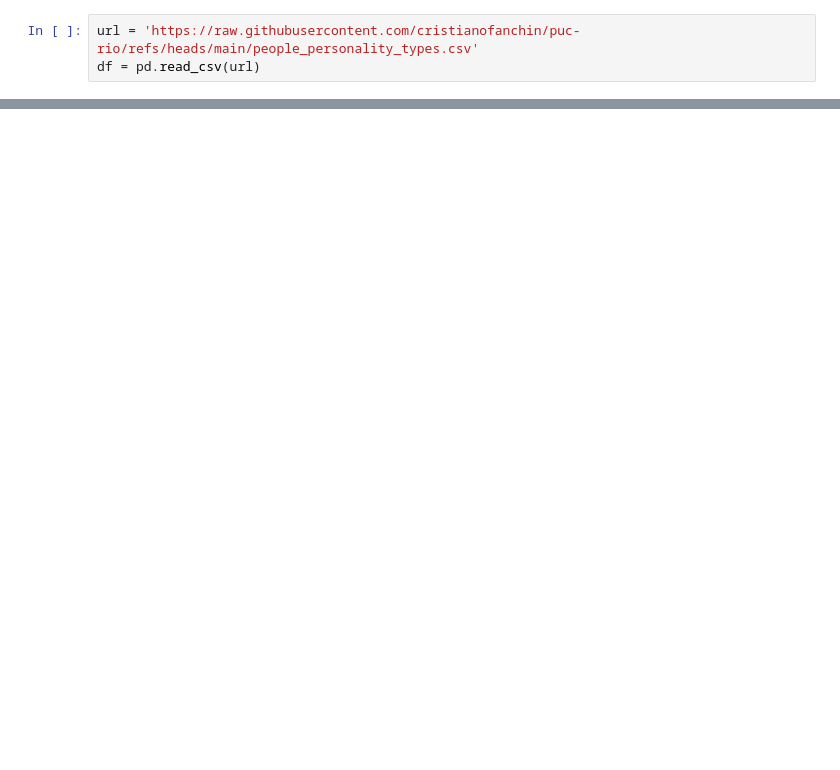
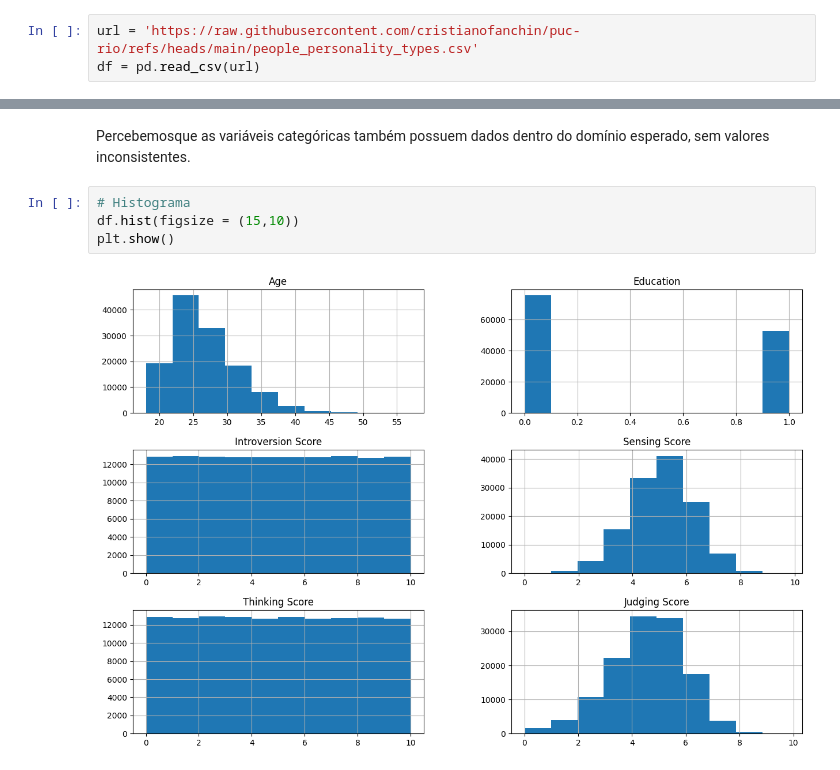
Before and after one commit to cristianofanchin/puc-rio, a Jupyter notebook: MVP_Sprint_ADBP.ipynb, the cells around one changed output, grey strips where cells are left out. Cells and saved outputs as stored; diff of their text form; blank space fills up the shorter version.

```diff
--- a/MVP_Sprint_ADBP.ipynb
+++ b/MVP_Sprint_ADBP.ipynb
@@ -26,0 +241,8 @@ df.duplicated().sum()
+# %% [markdown]
+Percebemosque as variáveis categóricas também possuem dados dentro do domínio esperado, sem valores inconsistentes.
+# %%
+# Histograma
+df.hist(figsize = (15,10))
+plt.show()
+# %% [output]
+[figure, added]
```
Also changed, not shown: parts of 31 cells of this notebook.
